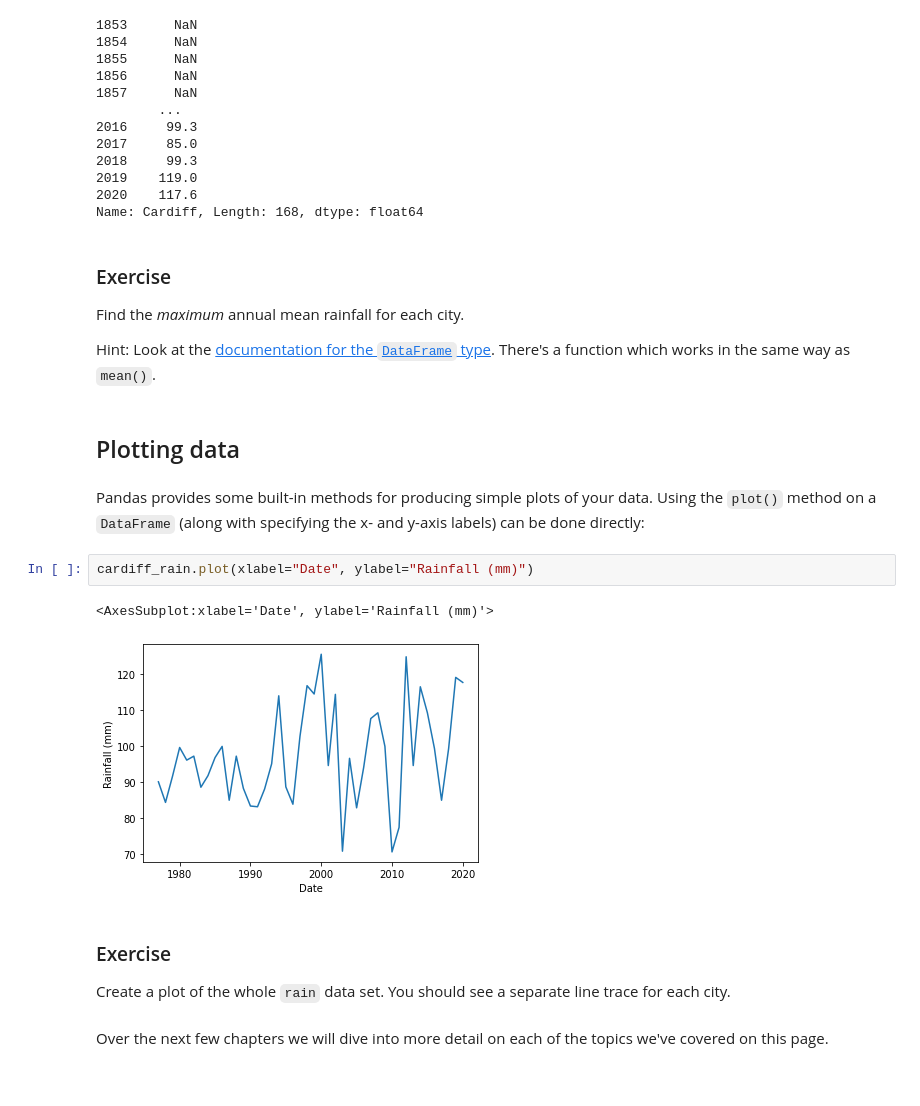
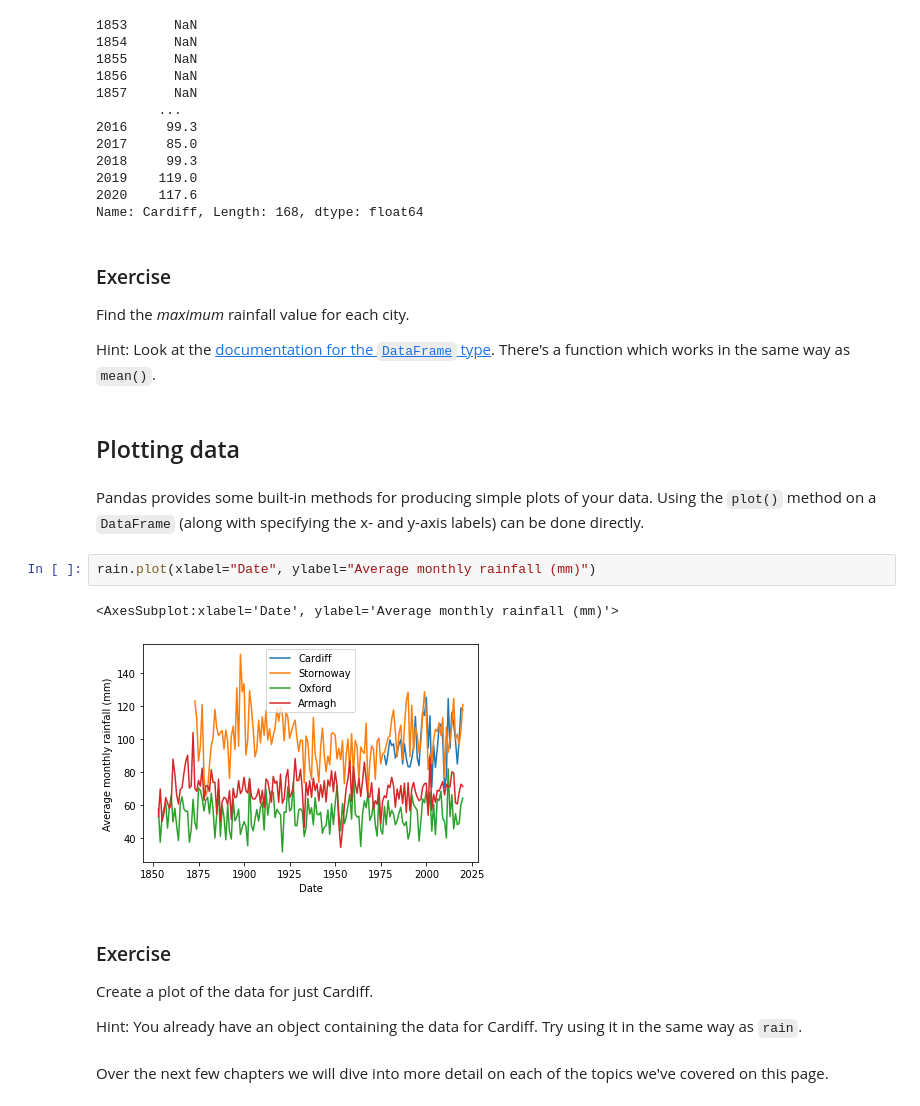
Before and after one commit to JGIBristol/environmental-data-analysis-in-python, a Jupyter notebook: 01 Pandas.ipynb, the cells around one changed output. Saved outputs shown, nothing was run; the diff lists cells and outputs as text.

```diff
--- a/01 Pandas.ipynb
+++ b/01 Pandas.ipynb
@@ -104,21 +106,23 @@ Name: Cardiff, Length: 168, dtype: float64
 # %% [markdown]
 ### Exercise
 
-Find the *maximum* annual mean rainfall for each city.
+Find the *maximum* rainfall value for each city.
 
 Hint: Look at the [documentation for the `DataFrame` type](https://pandas.pydata.org/pandas-docs/stable/reference/api/pandas.DataFrame.html). There's a function which works in the same way as `mean()`.
 # %% [markdown]
 ## Plotting data
 # %% [markdown]
-Pandas provides some built-in methods for producing simple plots of your data. Using the `plot()` method on a `DataFrame` (along with specifying the x- and y-axis labels) can be done directly:
+Pandas provides some built-in methods for producing simple plots of your data. Using the `plot()` method on a `DataFrame` (along with specifying the x- and y-axis labels) can be done directly.
 # %%
-cardiff_rain.plot(xlabel="Date", ylabel="Rainfall (mm)")
+rain.plot(xlabel="Date", ylabel="Average monthly rainfall (mm)")
 # %% [output]
-<AxesSubplot:xlabel='Date', ylabel='Rainfall (mm)'>
+<AxesSubplot:xlabel='Date', ylabel='Average monthly rainfall (mm)'>
-[figure, old version]
+[figure, new version]
-# %% [markdown]
-### Exercise
-
-Create a plot of the whole `rain` data set. You should see a separate line trace for each city.
+# %% [markdown]
+### Exercise
+
+Create a plot of the data for just Cardiff.
+
+Hint: You already have an object containing the data for Cardiff. Try using it in the same way as `rain`.
 # %% [markdown]
 Over the next few chapters we will dive into more detail on each of the topics we've covered on this page.
```
Also changed, not shown: parts of 8 cells of this notebook, 3 other files.
